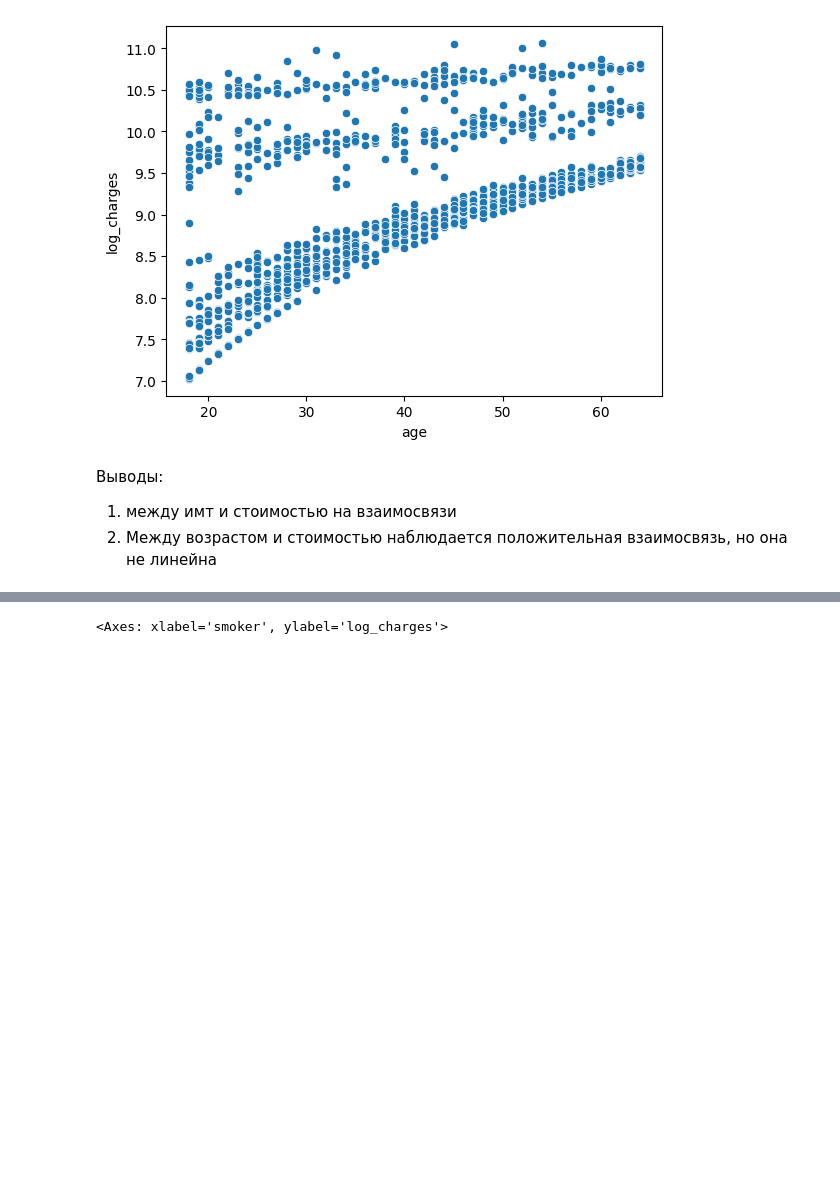
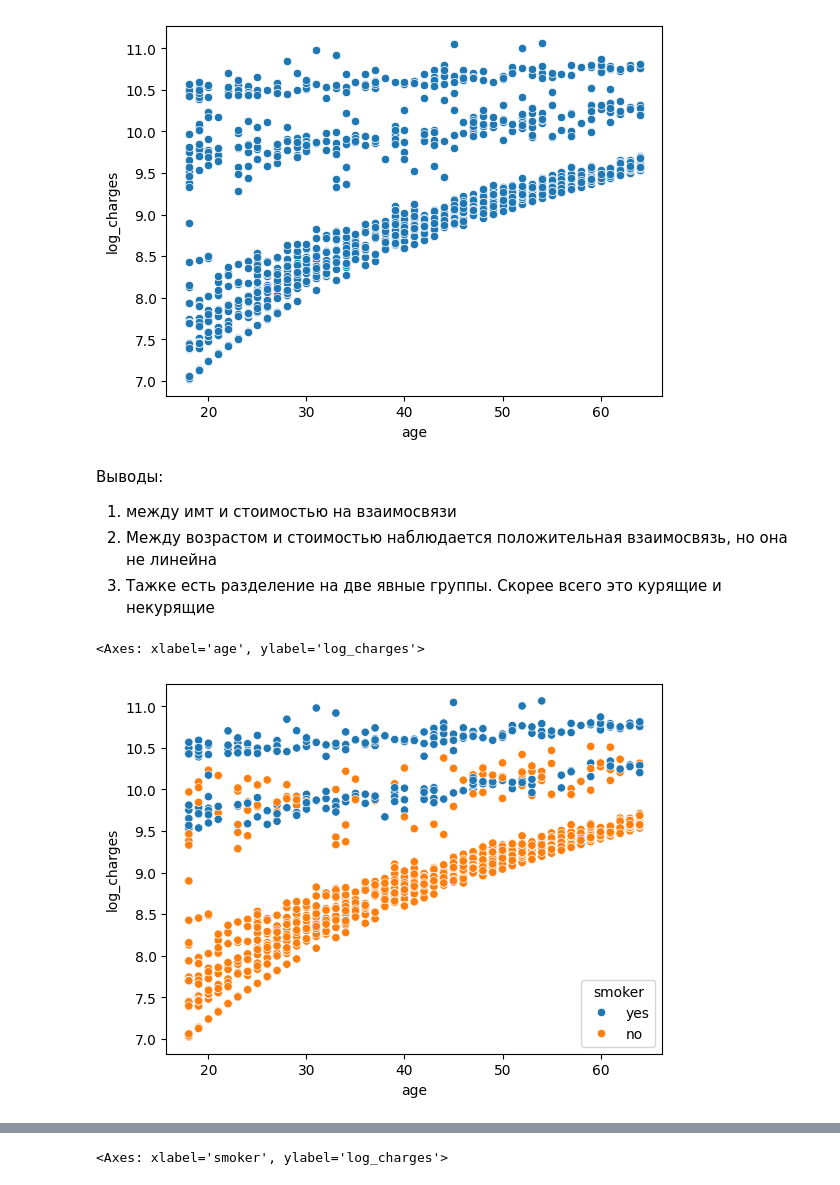
Before and after one commit to IslamDyshoko/insurance-price-predictor, a Jupyter notebook: eda.ipynb, the cells around one changed output, grey strips where cells are left out. Cells and saved outputs as stored; diff of their text form; code cells hidden in the pictures; blank space fills up the shorter version.

```diff
--- a/eda.ipynb
+++ b/eda.ipynb
@@ -288,3 +288,9 @@ sns.scatterplot(data=df, x='age', y='log_charges')
 Выводы:
 1. между имт и стоимостью на взаимосвязи
 2. Между возрастом и стоимостью наблюдается положительная взаимосвязь, но она не линейна
+3. Тажке есть разделение на две явные группы. Скорее всего это курящие и некурящие
+# %%
+sns.scatterplot(data=df,x='age',y='log_charges',hue='smoker')
+# %% [output]
+<Axes: xlabel='age', ylabel='log_charges'>
+[figure, added]
```
Also changed, not shown: parts of 4 cells of this notebook, 1 other file.
